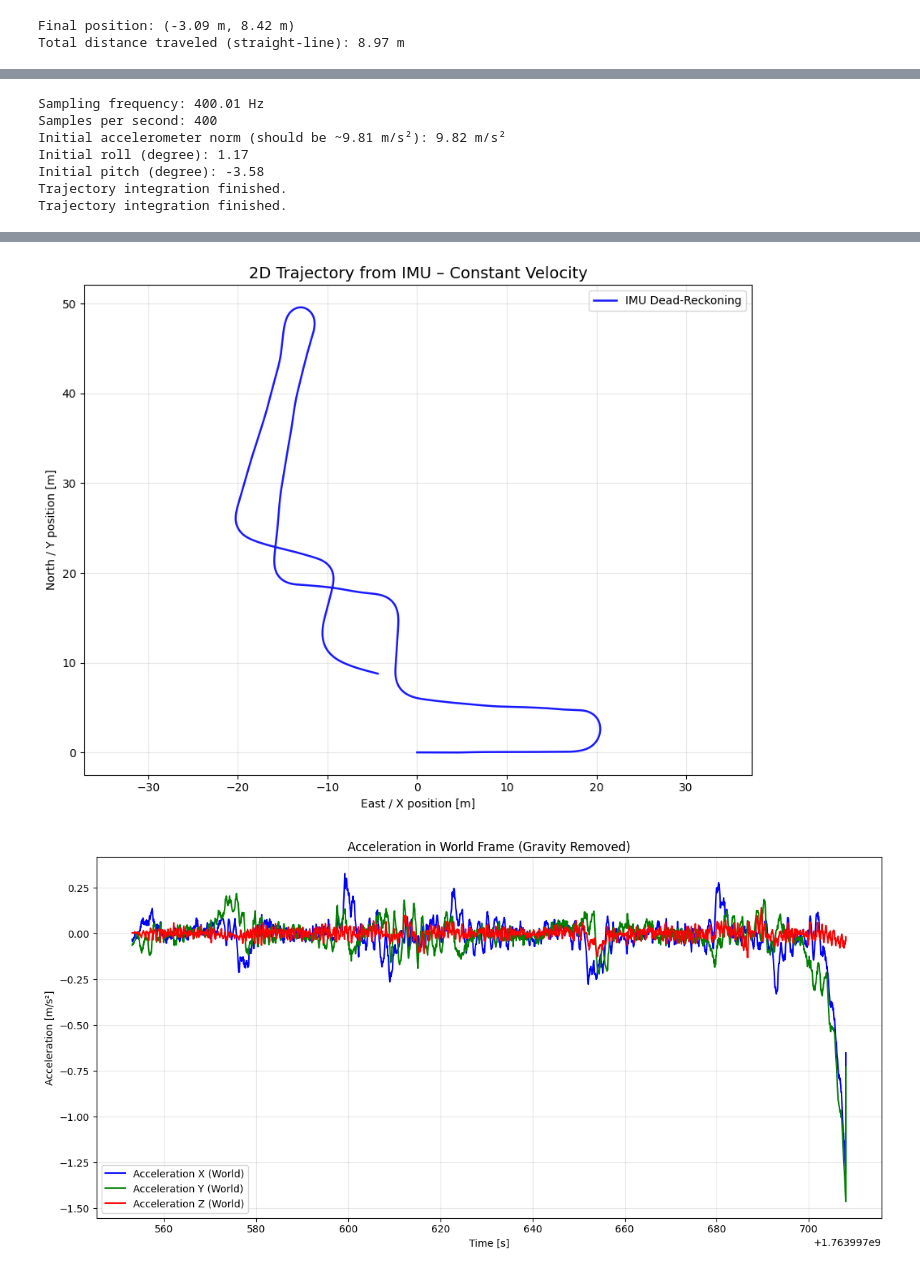
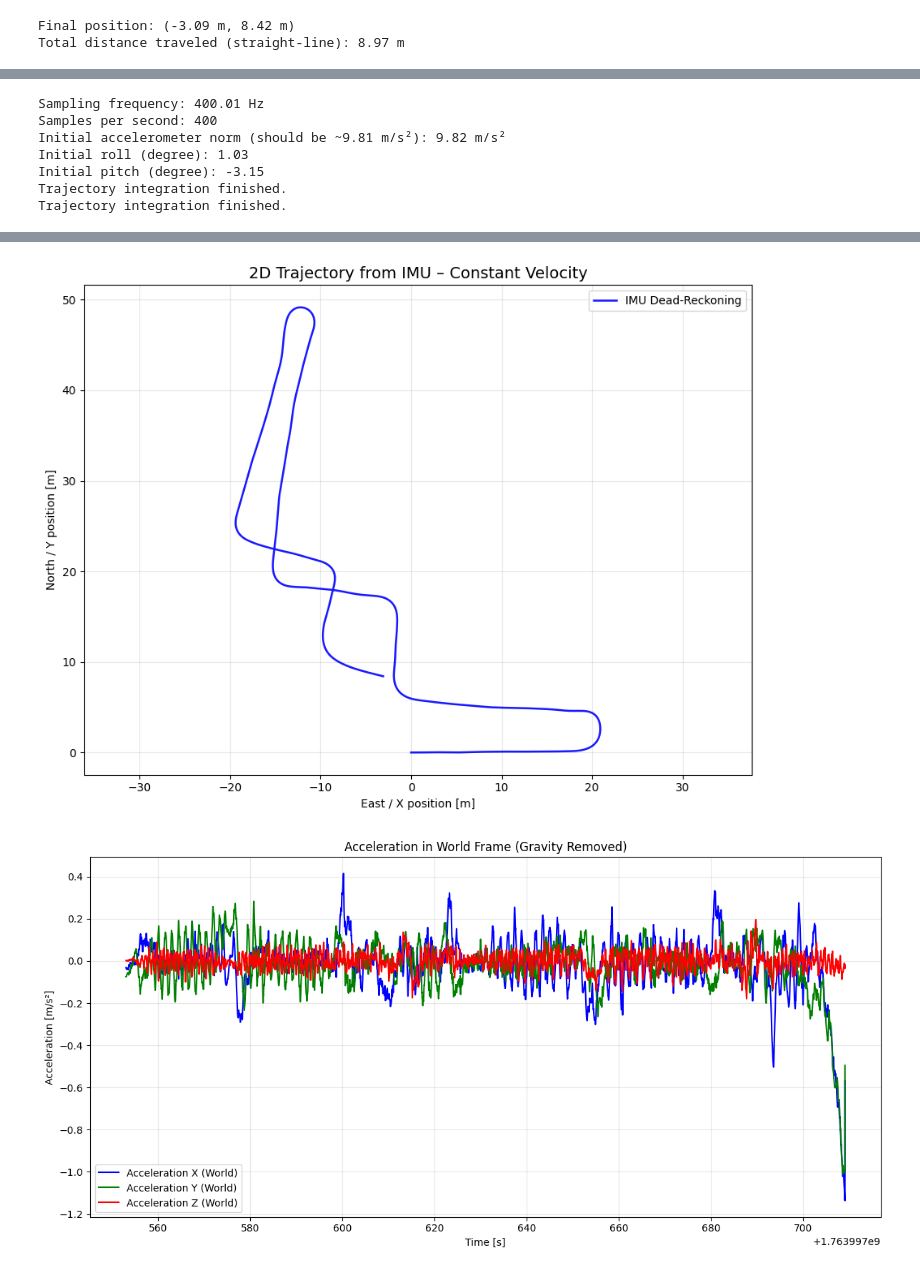
Before and after one commit to mamdaliof/RPCN---November-2025, a Jupyter notebook: RPCN_PART_A2/src/assignment2.ipynb, the cells around one changed output, grey strips where cells are left out. Cells and saved outputs as stored; diff of their text form; code cells hidden in the pictures.

```diff
--- a/RPCN_PART_A2/src/assignment2.ipynb
+++ b/RPCN_PART_A2/src/assignment2.ipynb
@@ -426,12 +430,12 @@ def process_imu_data(data_path, constant_velocity=False, ratio = 1):
     return acc_out_temp, a_world_no_g
 
 # Example usage
-acc_out_temp, a_world_no_g = process_imu_data('./../data/imu_data_1.csv', constant_velocity=True, ratio = 3)
+acc_out_temp, a_world_no_g = process_imu_data('./../data/imu_data_1.csv', constant_velocity=True, ratio = 2)
 # %% [output]
 Sampling frequency: 400.01 Hz
 Samples per second: 400
 Initial accelerometer norm (should be ~9.81 m/s²): 9.82 m/s²
-Initial roll (degree): 1.17
-Initial pitch (degree): -3.58
+Initial roll (degree): 1.03
+Initial pitch (degree): -3.15
 Trajectory integration finished.
 Trajectory integration finished.
@@ -439,2 +443,2 @@ Trajectory integration finished.
-[figure, old version]
+[figure, new version]
-[figure, old version]
+[figure, new version]
```
Also changed, not shown: parts of 8 cells of this notebook.
